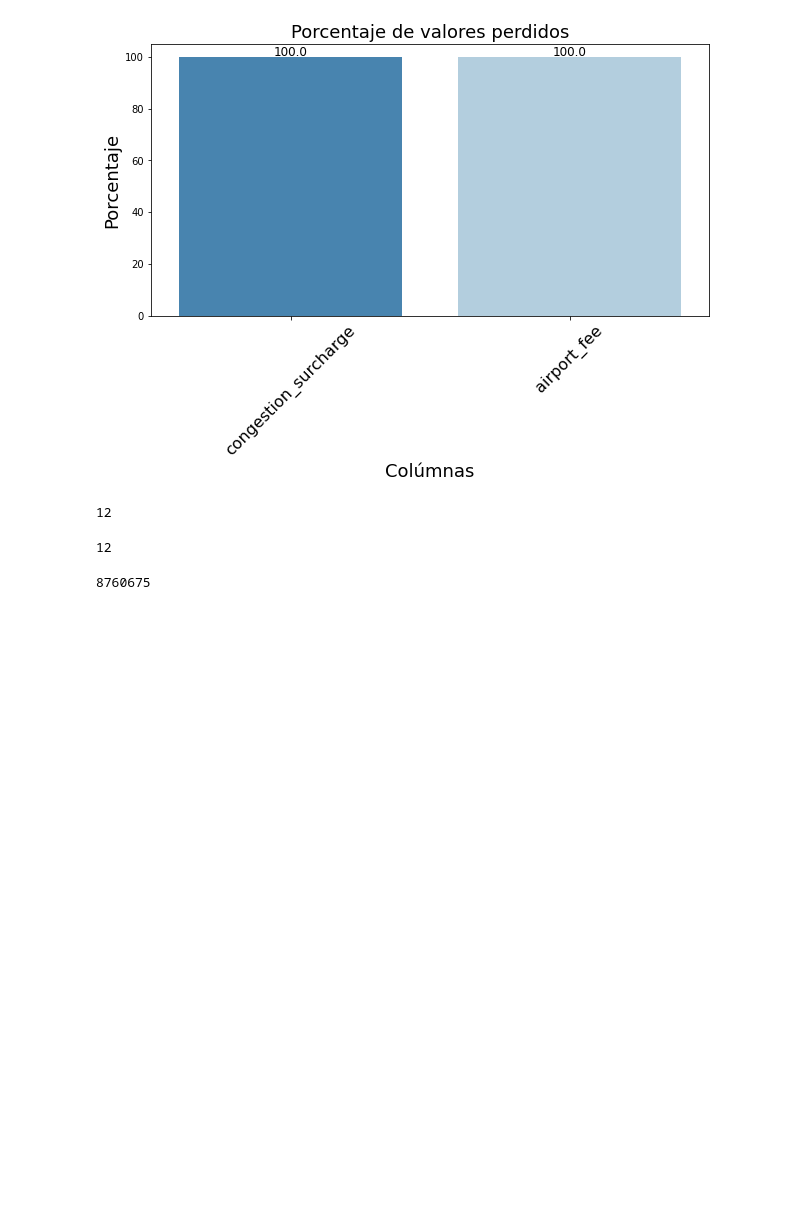
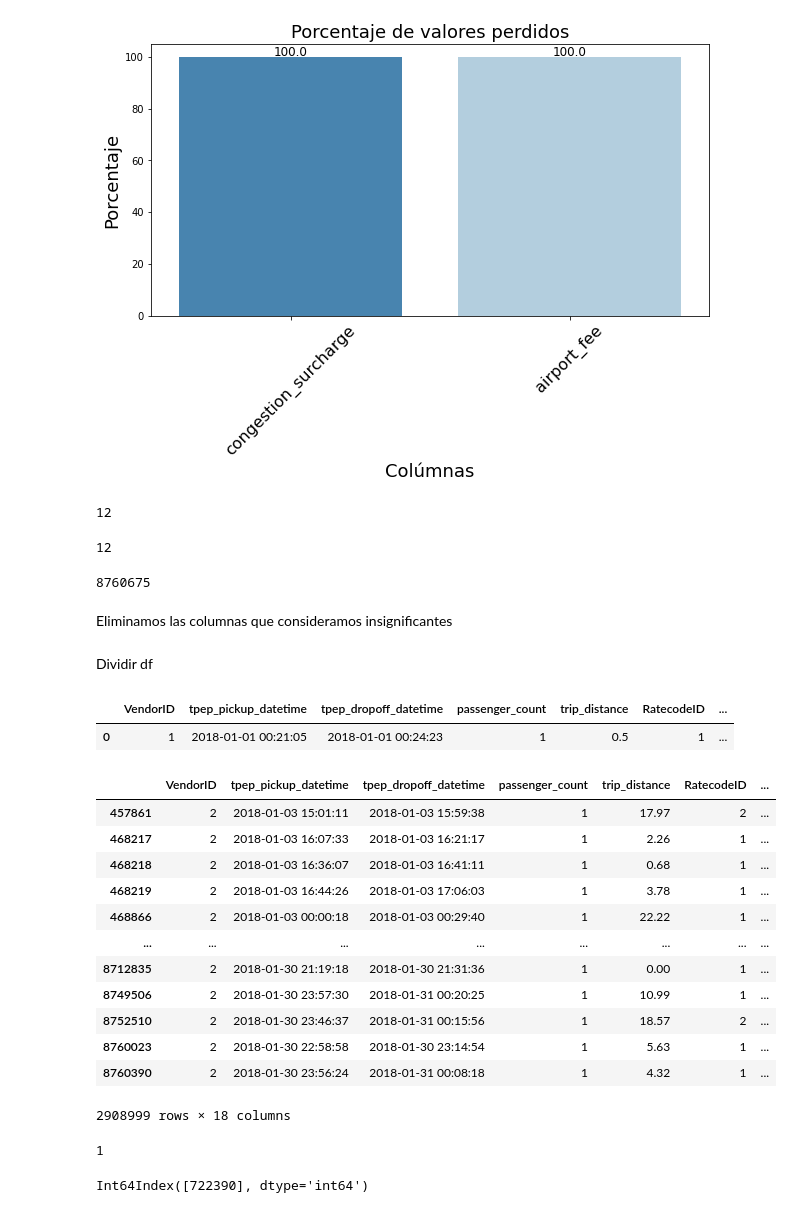
Before and after one commit to manusza/Proyecto-Taxis-NYC, a Jupyter notebook: taxis.ipynb, the cells around one changed output. Drawn from its saved outputs; the diff is of its cells as text; code cells hidden in the pictures; blank space fills up the shorter version.

```diff
--- a/taxis.ipynb
+++ b/taxis.ipynb
@@ -76,3 +77,34 @@ b
 df.airport_fee.isnull().sum()
 # %% [output]
 8760675
+# %% [markdown]
+Eliminamos las columnas que consideramos insignificantes
+# %%
+df.drop(columns=["congestion_surcharge","airport_fee"], inplace=True)
+# %% [markdown]
+Dividir df
+# %%
+df.head(1)
+# %% [output]
+|  | VendorID | tpep_pickup_datetime | tpep_dropoff_datetime | passenger_count | trip_distance | RatecodeID | ... |
+| 0 | 1 | 2018-01-01 00:21:05 | 2018-01-01 00:24:23 | 1 | 0.5 | 1 | ... |
+# %%
+df["dayofmonth"] = df['tpep_pickup_datetime'].apply(pd.to_datetime).dt.day
+mask = df.dayofmonth % 3 == 0
+df_Impar =df[mask]
+# %%
+df_Impar
+# %% [output]
+|  | VendorID | tpep_pickup_datetime | tpep_dropoff_datetime | passenger_count | trip_distance | RatecodeID | ... |
+| 457861 | 2 | 2018-01-03 15:01:11 | 2018-01-03 15:59:38 | 1 | 17.97 | 2 | ... |
+| 468217 | 2 | 2018-01-03 16:07:33 | 2018-01-03 16:21:17 | 1 | 2.26 | 1 | ... |
+| 468218 | 2 | 2018-01-03 16:36:07 | 2018-01-03 16:41:11 | 1 | 0.68 | 1 | ... |
+| 468219 | 2 | 2018-01-03 16:44:26 | 2018-01-03 17:06:03 | 1 | 3.78 | 1 | ... |
+| 468866 | 2 | 2018-01-03 00:00:18 | 2018-01-03 00:29:40 | 1 | 22.22 | 1 | ... |
+| ... | ... | ... | ... | ... | ... | ... | ... |
+| 8712835 | 2 | 2018-01-30 21:19:18 | 2018-01-30 21:31:36 | 1 | 0.00 | 1 | ... |
+| 8749506 | 2 | 2018-01-30 23:57:30 | 2018-01-31 00:20:25 | 1 | 10.99 | 1 | ... |
+| 8752510 | 2 | 2018-01-30 23:46:37 | 2018-01-31 00:15:56 | 1 | 18.57 | 2 | ... |
+| 8760023 | 2 | 2018-01-30 22:58:58 | 2018-01-30 23:14:54 | 1 | 5.63 | 1 | ... |
+| 8760390 | 2 | 2018-01-30 23:56:24 | 2018-01-31 00:08:18 | 1 | 4.32 | 1 | ... |
+2908999 rows × 18 columns
@@ -78,0 +113,4 @@ df.airport_fee.isnull().sum()
+# %%
+df2['tpep_pickup_datetime'].apply(pd.to_datetime).dt.day[9]
+# %% [output]
+1
@@ -78,0 +121,4 @@ df.airport_fee.isnull().sum()
+# %%
+data_parcial.index[[1]]
+# %% [output]
+Int64Index([722390], dtype='int64')
```
Also changed, not shown: parts of 29 cells of this notebook, 4 other files.
